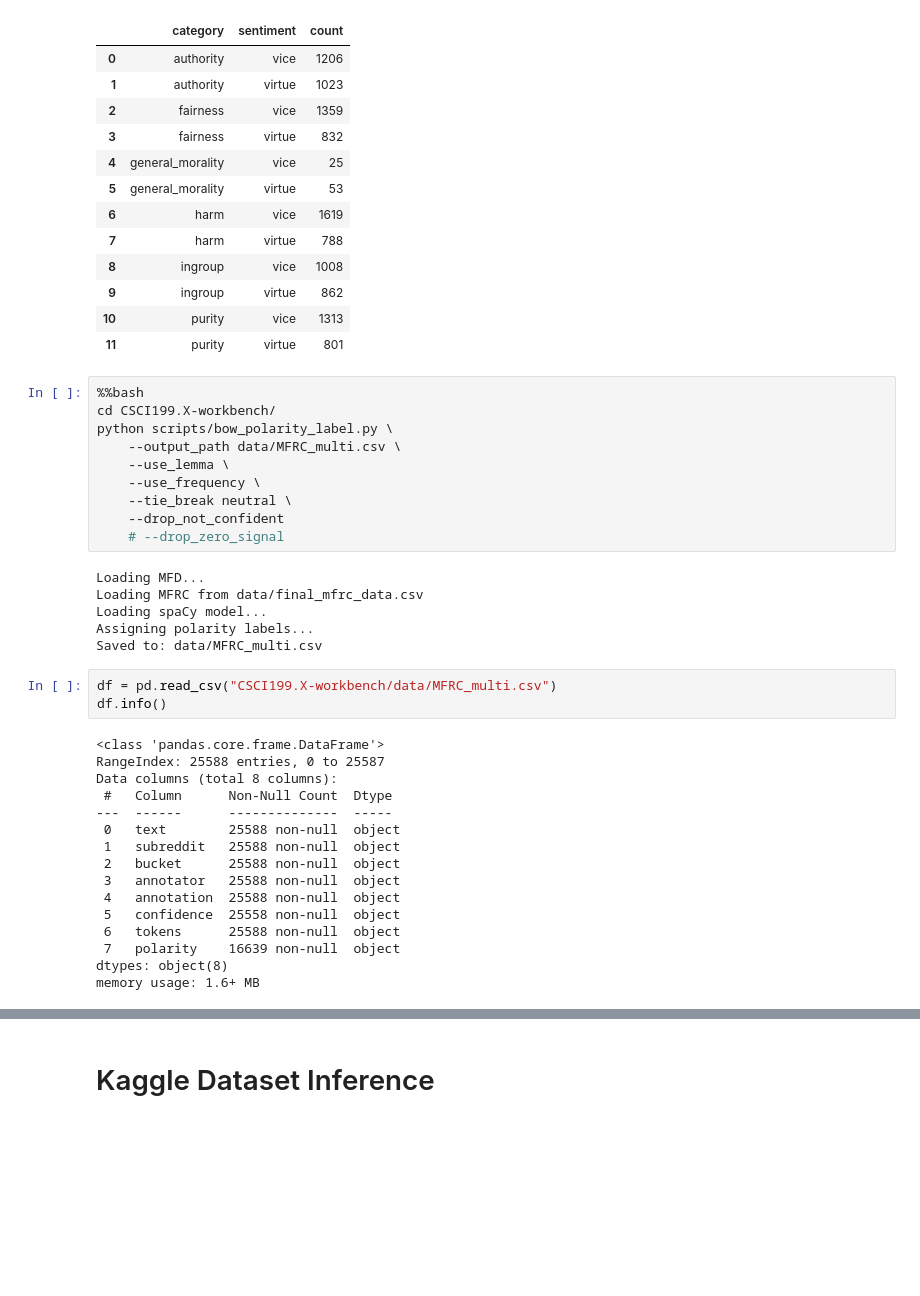
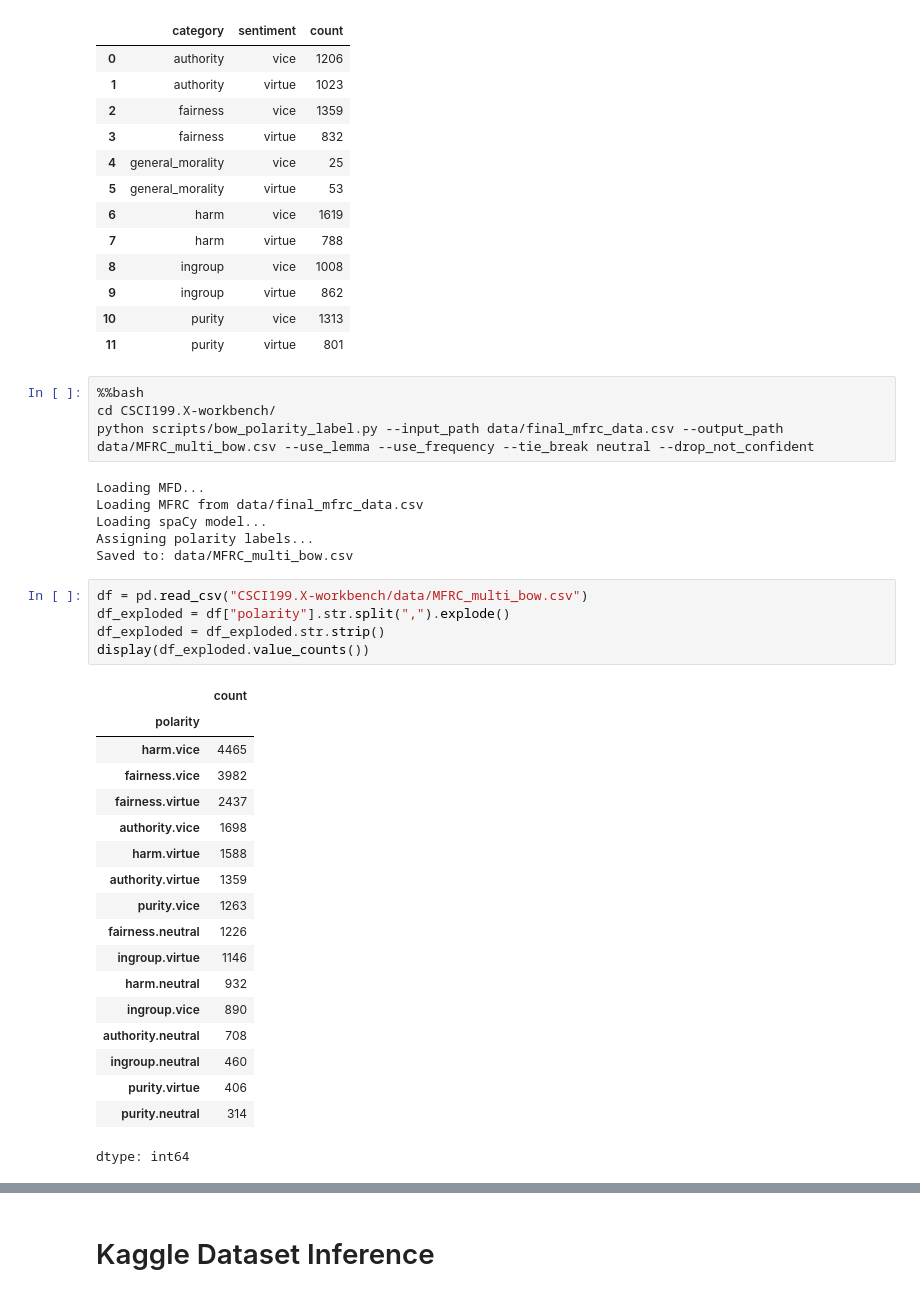
Before and after one commit to Pacozabala/CSCI199.X-workbench, a Jupyter notebook: roberta_experiment.ipynb, the cells around one changed output, grey strips where cells are left out. Drawn from its saved outputs; the diff is of its cells as text; blank space fills up the shorter version.

```diff
--- a/roberta_experiment.ipynb
+++ b/roberta_experiment.ipynb
@@ -103,38 +83,37 @@ display(grouped_counts)
 # %%
 %%bash
 cd CSCI199.X-workbench/
-python scripts/bow_polarity_label.py \
-    --output_path data/MFRC_multi.csv \
-    --use_lemma \
-    --use_frequency \
-    --tie_break neutral \
-    --drop_not_confident
-    # --drop_zero_signal
+python scripts/bow_polarity_label.py --input_path data/final_mfrc_data.csv --output_path data/MFRC_multi_bow.csv --use_lemma --use_frequency --tie_break neutral --drop_not_confident
 # %% [output]
 Loading MFD...
 Loading MFRC from data/final_mfrc_data.csv
 Loading spaCy model...
 Assigning polarity labels...
-Saved to: data/MFRC_multi.csv
+Saved to: data/MFRC_multi_bow.csv
 # %%
-df = pd.read_csv("CSCI199.X-workbench/data/MFRC_multi.csv")
-df.info()
+df = pd.read_csv("CSCI199.X-workbench/data/MFRC_multi_bow.csv")
+df_exploded = df["polarity"].str.split(",").explode()
+df_exploded = df_exploded.str.strip()
+display(df_exploded.value_counts())
 # %% [output]
+|  | count |
+| polarity |  |
+| harm.vice | 4465 |
+| fairness.vice | 3982 |
+| fairness.virtue | 2437 |
+| authority.vice | 1698 |
+| harm.virtue | 1588 |
+| authority.virtue | 1359 |
+| purity.vice | 1263 |
+| fairness.neutral | 1226 |
+| ingroup.virtue | 1146 |
+| harm.neutral | 932 |
+| ingroup.vice | 890 |
+| authority.neutral | 708 |
+| ingroup.neutral | 460 |
+| purity.virtue | 406 |
+| purity.neutral | 314 |
-<class 'pandas.core.frame.DataFrame'>
-RangeIndex: 25588 entries, 0 to 25587
-Data columns (total 8 columns):
- #   Column      Non-Null Count  Dtype
----  ------      --------------  -----
- 0   text        25588 non-null  object
- 1   subreddit   25588 non-null  object
- 2   bucket      25588 non-null  object
- 3   annotator   25588 non-null  object
- 4   annotation  25588 non-null  object
- 5   confidence  25558 non-null  object
- 6   tokens      25588 non-null  object
- 7   polarity    16639 non-null  object
-dtypes: object(8)
-memory usage: 1.6+ MB
+dtype: int64
 # %%
 %%bash
 cd CSCI199.X-workbench/
```
Also changed, not shown: parts of 36 cells of this notebook.
